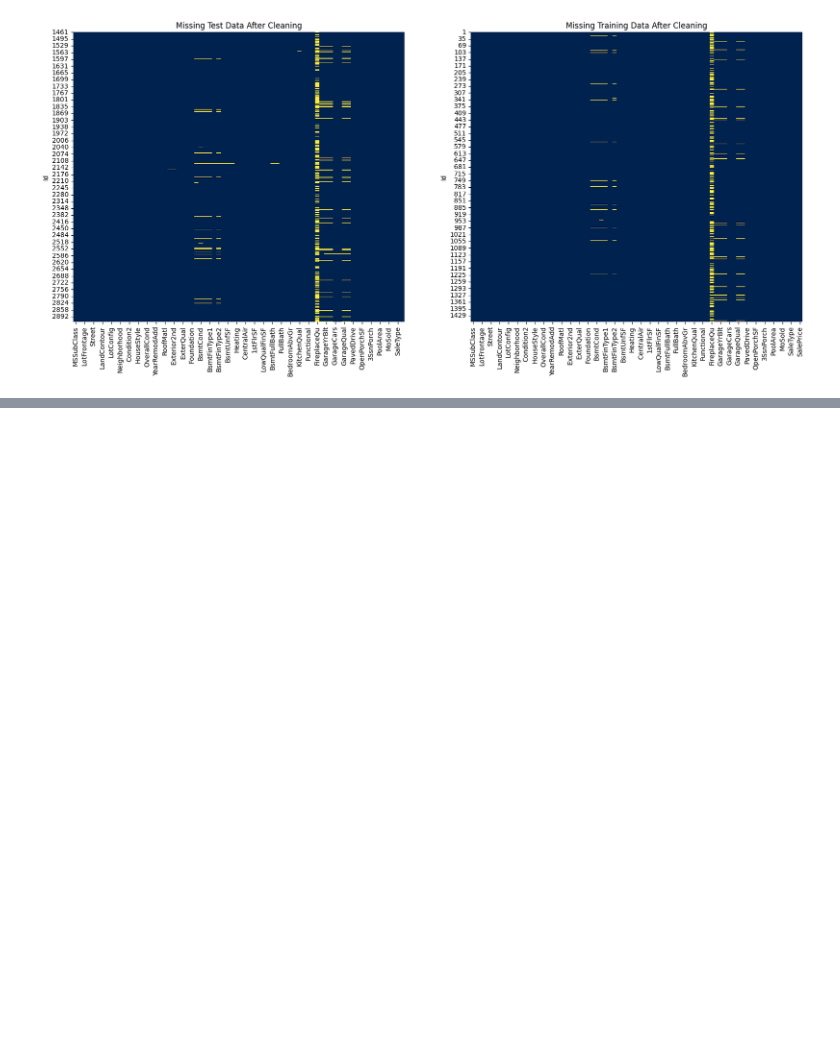
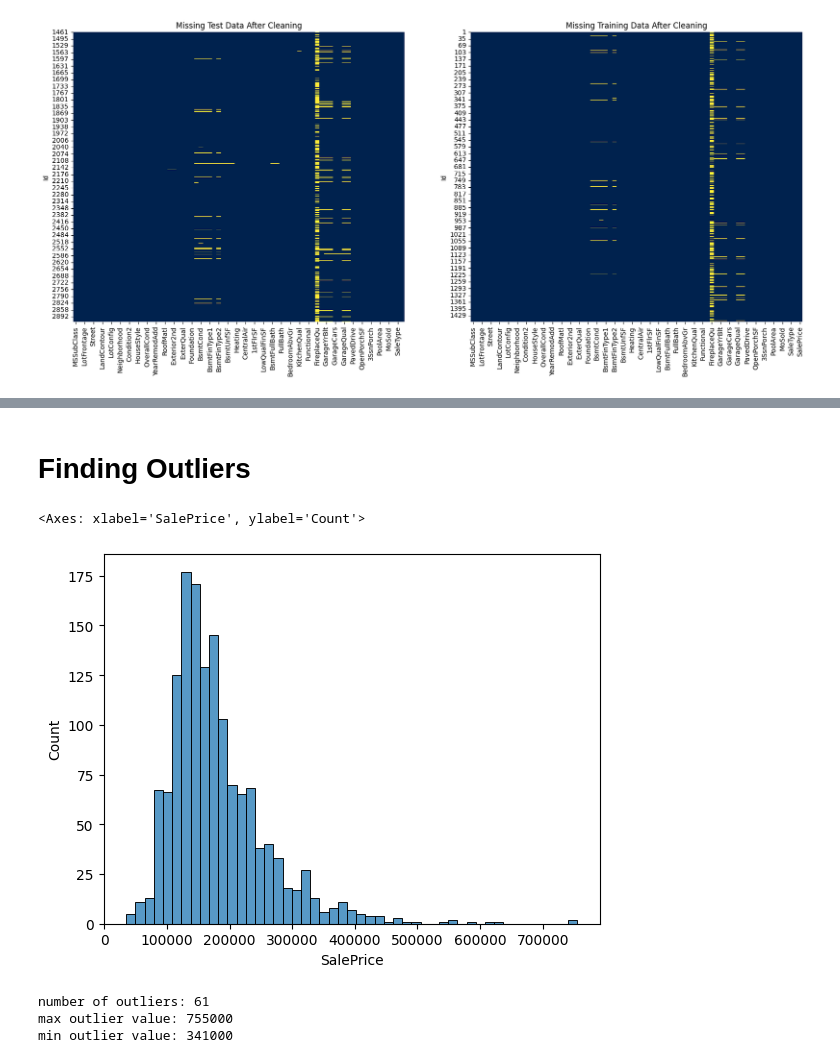
Before and after one commit to dustyshaw/Data_Sci_Final, a Jupyter notebook: Math_3080_Final.ipynb, the cells around one changed output, grey strips where cells are left out. Saved outputs shown, nothing was run; the diff lists cells and outputs as text; code cells hidden in the pictures; blank space fills up the shorter version.

```diff
--- a/Math_3080_Final.ipynb
+++ b/Math_3080_Final.ipynb
@@ -212,0 +218,28 @@ dtype: int64
+# %% [markdown]
+# Finding Outliers
+# %%
+sns.histplot(x="SalePrice", data=train)
+# %% [output]
+<Axes: xlabel='SalePrice', ylabel='Count'>
+[figure, added]
+# %%
+
+def find_outliers_IQR(df):
+   q1 = df.quantile(0.25)
+   q3 = df.quantile(0.75)
+   IQR = q3-q1
+   outliers = df[((df<(q1-1.5*IQR)) | (df>(q3+1.5*IQR)))]
+   return outliers
+
+
+outliers = find_outliers_IQR(train["SalePrice"])
+
+print("number of outliers: "+ str(len(outliers)))
+
+print("max outlier value: "+ str(outliers.max()))
+
+print("min outlier value: "+ str(outliers.min()))
+# %% [output]
+number of outliers: 61
+max outlier value: 755000
+min outlier value: 341000
```
Also changed, not shown: parts of 16 cells of this notebook, 1 other file.
